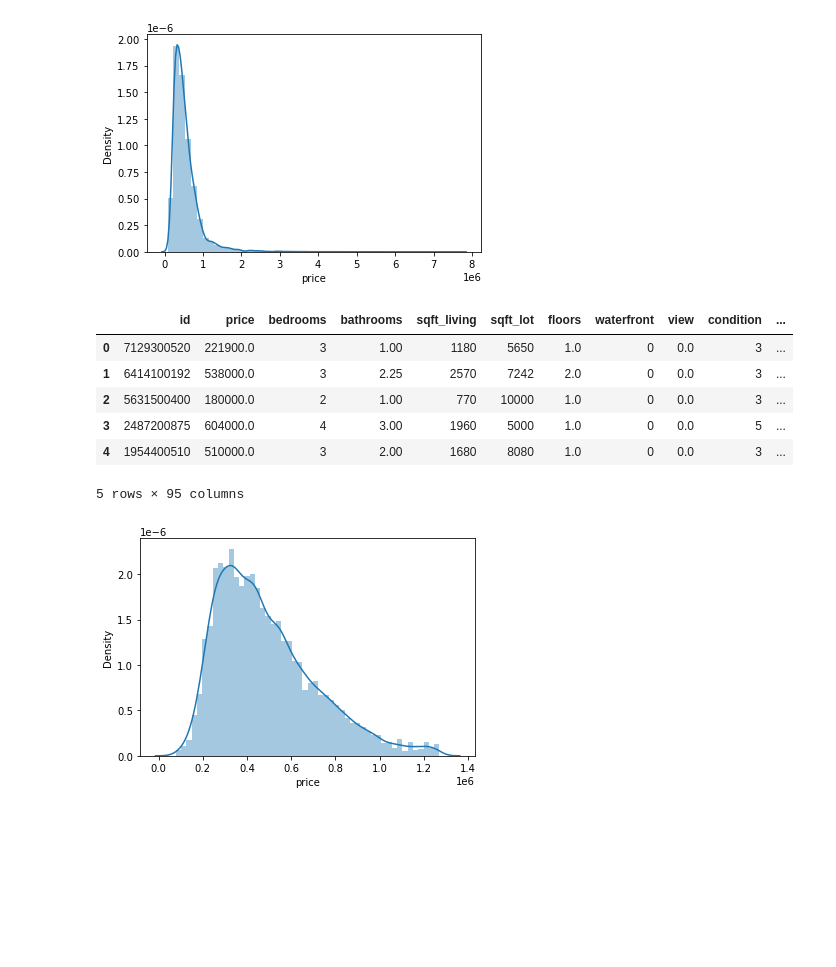
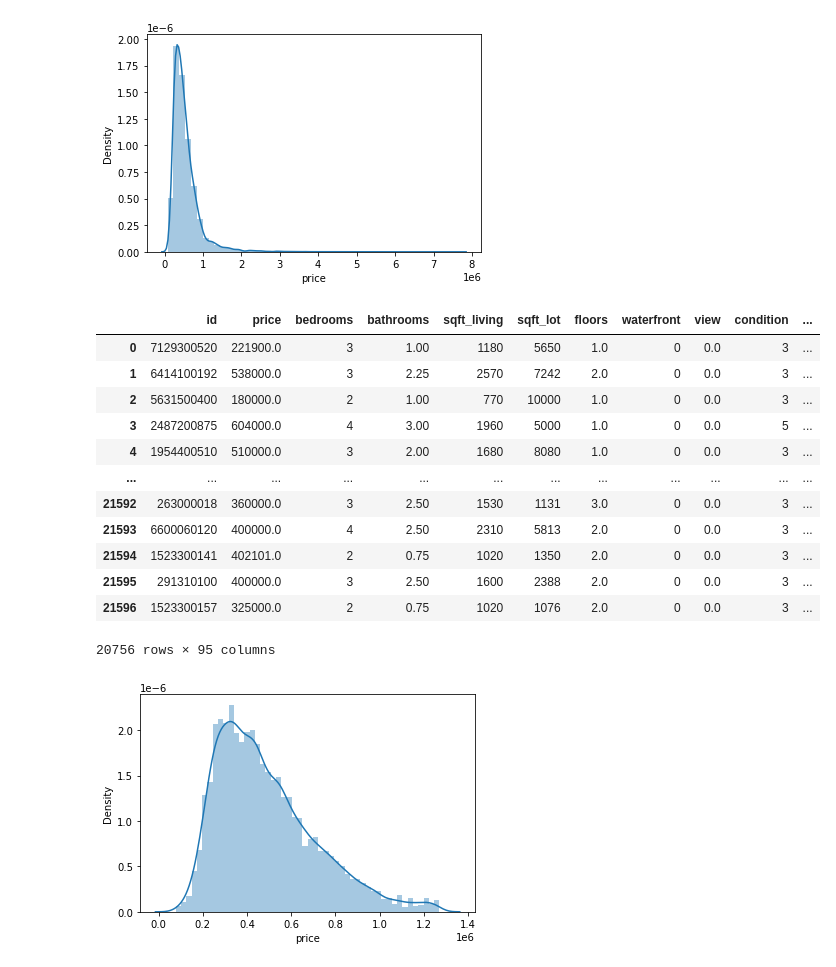
Before and after one commit to krbendol/bsc-phase-two-project, a Jupyter notebook: notebooks/exploratory/kam/Kam'sNotebook.ipynb, the cells around one changed output. Saved outputs shown, nothing was run; the diff lists cells and outputs as text; code cells hidden in the pictures; blank space fills up the shorter version.

```diff
--- a/notebooks/exploratory/kam/Kam'sNotebook.ipynb
+++ b/notebooks/exploratory/kam/Kam'sNotebook.ipynb
@@ -444,17 +441,23 @@ sns.distplot(house['price']);
 # %% [output]
 [figure]
 # %%
-house2=house[(np.abs(stats.zscore(house['price'])) <2)]
-house2= house[(np.abs(stats.zscore(house['price']))> -2)]
-house.head()
+house=house[(np.abs(stats.zscore(house['price'])) <2)]
+house= house[(np.abs(stats.zscore(house['price']))> -2)]
+house
 # %% [output]
 |  | id | price | bedrooms | bathrooms | sqft_living | sqft_lot | floors | waterfront | view | condition | ... |
 | 0 | 7129300520 | 221900.0 | 3 | 1.00 | 1180 | 5650 | 1.0 | 0 | 0.0 | 3 | ... |
 | 1 | 6414100192 | 538000.0 | 3 | 2.25 | 2570 | 7242 | 2.0 | 0 | 0.0 | 3 | ... |
 | 2 | 5631500400 | 180000.0 | 2 | 1.00 | 770 | 10000 | 1.0 | 0 | 0.0 | 3 | ... |
 | 3 | 2487200875 | 604000.0 | 4 | 3.00 | 1960 | 5000 | 1.0 | 0 | 0.0 | 5 | ... |
 | 4 | 1954400510 | 510000.0 | 3 | 2.00 | 1680 | 8080 | 1.0 | 0 | 0.0 | 3 | ... |
+| ... | ... | ... | ... | ... | ... | ... | ... | ... | ... | ... | ... |
+| 21592 | 263000018 | 360000.0 | 3 | 2.50 | 1530 | 1131 | 3.0 | 0 | 0.0 | 3 | ... |
+| 21593 | 6600060120 | 400000.0 | 4 | 2.50 | 2310 | 5813 | 2.0 | 0 | 0.0 | 3 | ... |
+| 21594 | 1523300141 | 402101.0 | 2 | 0.75 | 1020 | 1350 | 2.0 | 0 | 0.0 | 3 | ... |
+| 21595 | 291310100 | 400000.0 | 3 | 2.50 | 1600 | 2388 | 2.0 | 0 | 0.0 | 3 | ... |
+| 21596 | 1523300157 | 325000.0 | 2 | 0.75 | 1020 | 1076 | 2.0 | 0 | 0.0 | 3 | ... |
-5 rows × 95 columns
+20756 rows × 95 columns
 # %%
 sns.distplot(house['price']);
 # %% [output]
```
Also changed, not shown: parts of 12 cells of this notebook.
